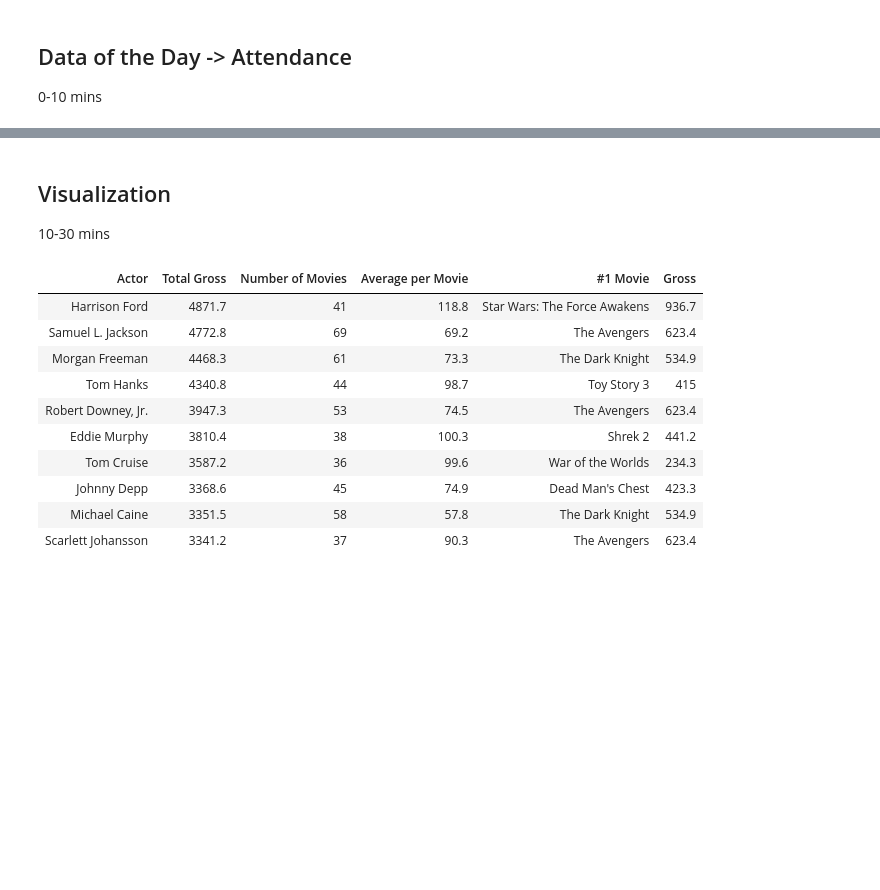
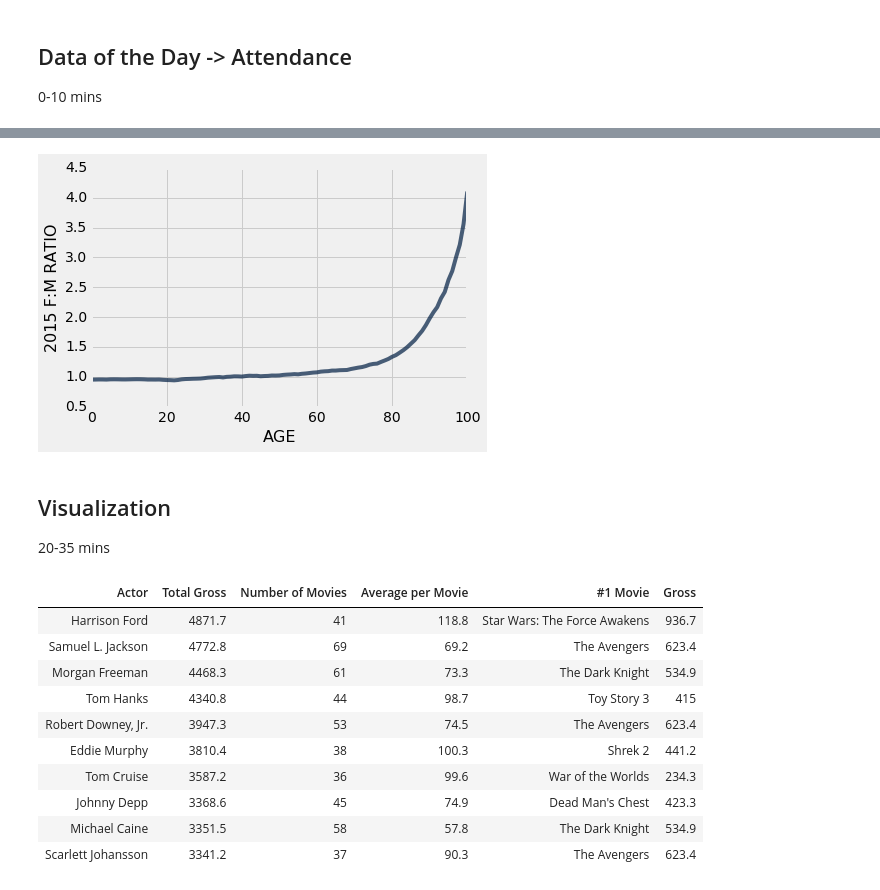
Before and after one commit to XiaoliSun11235/lecturenotes-su17, a Jupyter notebook: notes/lec08.ipynb, the cells around one changed output, grey strips where cells are left out. Saved outputs shown, nothing was run; the diff lists cells and outputs as text; code cells hidden in the pictures; blank space fills up the shorter version.

```diff
--- a/notes/lec08.ipynb
+++ b/notes/lec08.ipynb
@@ -11,0 +16,13 @@ plt.style.use('fivethirtyeight')
+# %%
+# As of Jan 2017, this census file is online here:
+data = 'http://www2.census.gov/programs-surveys/popest/datasets/2010-2015/national/asrh/nc-est2015-agesex-res.csv'
+
+# A copy can be accessed here in case census.gov moves the file:
+# data = 'http://inferentialthinking.com/notebooks/nc-est2015-agesex-res.csv'
+
+full_census_table = Table.read_table(data)
+us_pop = (full_census_table
+          .select('SEX', 'AGE', 'POPESTIMATE2010', 'POPESTIMATE2015')
+          .relabeled(2, '2010').relabeled(3, '2015'))
+us_pop_2015 = us_pop.drop('2010')
+us_pop_2015
@@ -11,0 +42,4 @@ plt.style.use('fivethirtyeight')
+# %%
+females_all_rows = us_pop_2015.where('SEX', are.equal_to(2))
+females = females_all_rows.where('AGE', are.not_equal_to(999))
+females
@@ -11,0 +59,4 @@ plt.style.use('fivethirtyeight')
+# %%
+males_all_rows = us_pop_2015.where('SEX', are.equal_to(1))
+males = males_all_rows.where('AGE', are.not_equal_to(999))
+males
@@ -11,0 +98,6 @@ plt.style.use('fivethirtyeight')
+# %%
+ratios = Table().with_columns(
+    'AGE', females.column('AGE'),
+    '2015 F:M RATIO', females.column('2015')/males.column('2015')
+)
+ratios
@@ -12,7 +127,11 @@ plt.style.use('fivethirtyeight')
+# %%
+ratios.plot('AGE')
+# %% [output]
+[figure, added]
 # %% [markdown]
 ## Visualization
 
-10-30 mins
+20-35 mins
 # %%
 actors = Table.read_table('http://inferentialthinking.com/notebooks/actors.csv')
 actors
```
Also changed, not shown: parts of 12 cells of this notebook, 8 other files.
